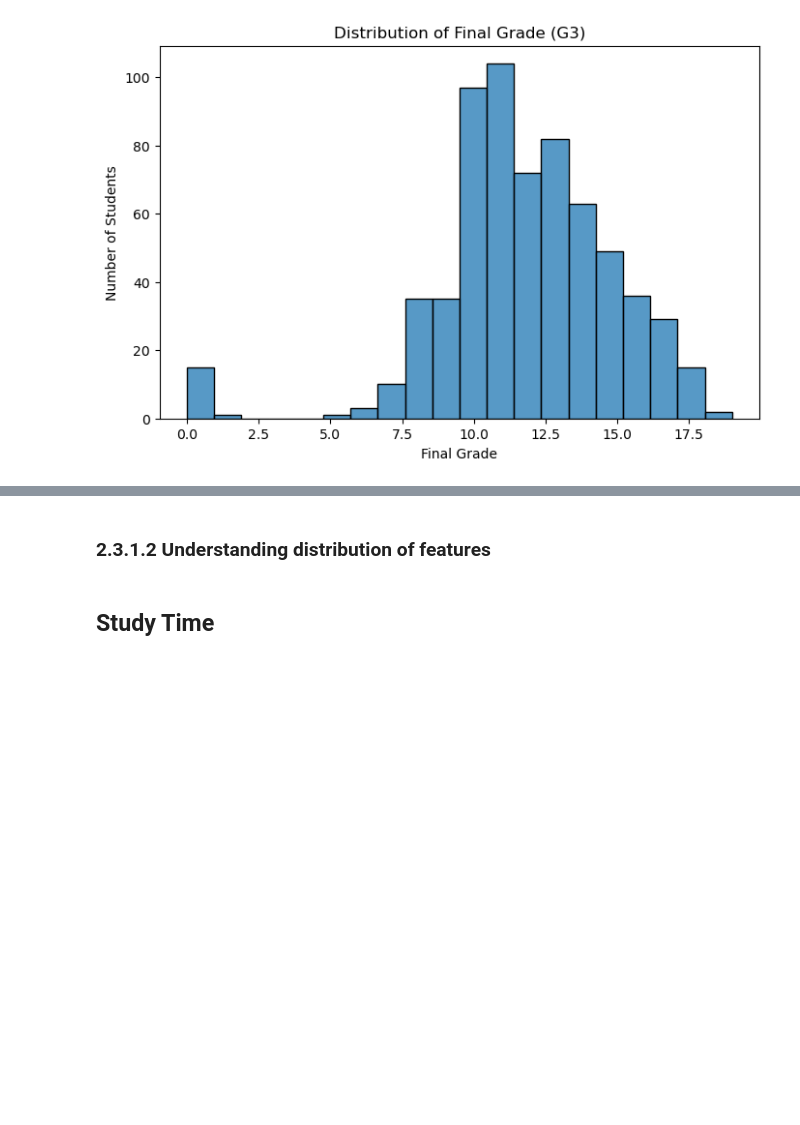
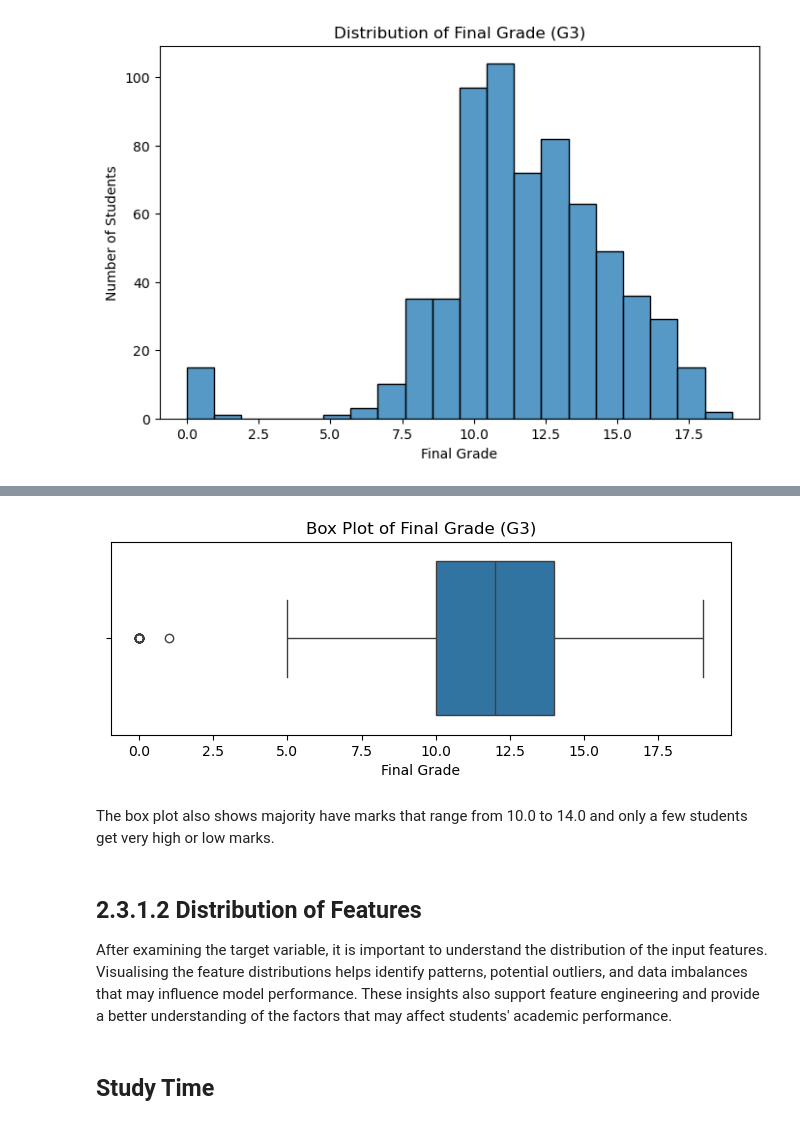
Before and after one commit to afsheenaf/student-grade-prediction, a Jupyter notebook: MLDP Program Codes Submission Template.ipynb, the cells around one changed output, grey strips where cells are left out. Drawn from its saved outputs; the diff is of its cells as text; code cells hidden in the pictures; blank space fills up the shorter version.

```diff
--- a/MLDP Program Codes Submission Template.ipynb
+++ b/MLDP Program Codes Submission Template.ipynb
@@ -201,5 +212,20 @@ The distribution of G3 shows how students performed in the final examination. Mo
+# %%
+# Create a box plot to identify the spread and potential outliers in students' final grades
+plt.figure(figsize=(8, 2.5))
+sns.boxplot(x=df["G3"])
+
+plt.title("Box Plot of Final Grade (G3)")
+plt.xlabel("Final Grade")
+
+plt.show()
+# %% [output]
+[figure, added]
+# %% [markdown]
+The box plot also shows majority have marks that range from 10.0 to 14.0 and only a few students get very high or low marks.
 # %% [markdown]
-### 2.3.1.2 Understanding distribution of features
+## 2.3.1.2 Distribution of Features
+
+After examining the target variable, it is important to understand the distribution of the input features. Visualising the feature distributions helps identify patterns, potential outliers, and data imbalances that may influence model performance. These insights also support feature engineering and provide a better understanding of the factors that may affect students' academic performance.
 # %% [markdown]
 ## Study Time
 # %%
```
Also changed, not shown: parts of 152 cells of this notebook.
